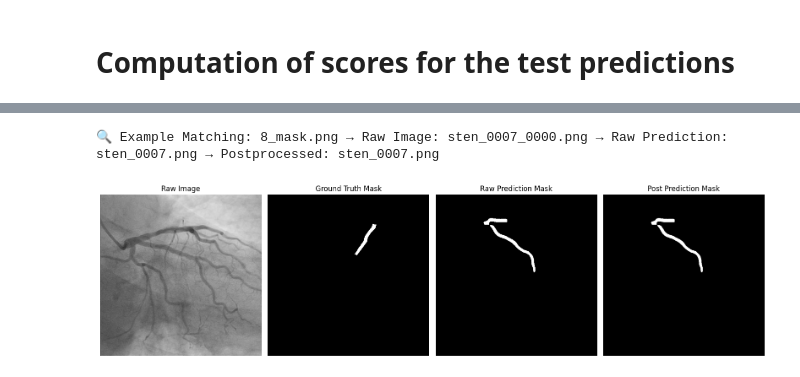
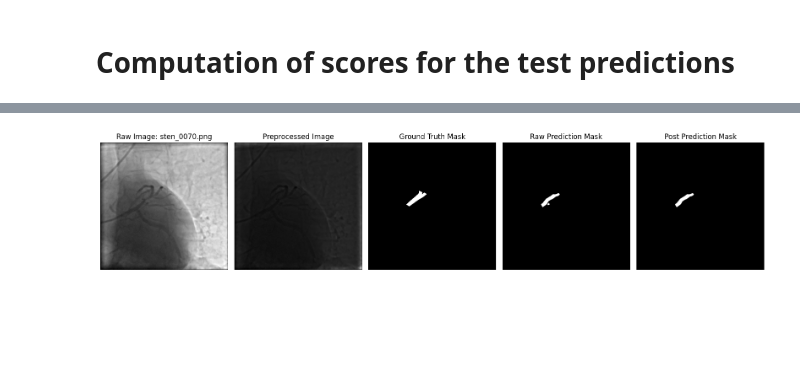
Before and after one commit to jannik1212/StenUNet, a Jupyter notebook: own_notebooks/test_scores.ipynb, the cells around one changed output, grey strips where cells are left out. Saved outputs shown, nothing was run; the diff lists cells and outputs as text; code cells hidden in the pictures; blank space fills up the shorter version.

Commit message:
compute metrics notebook for testset

```diff
--- a/own_notebooks/test_scores.ipynb
+++ b/own_notebooks/test_scores.ipynb
@@ -40,31 +3,55 @@ def get_matching_pred_filename(gt_filename):
+# %%
+import os
+import numpy as np
+import cv2
+import matplotlib.pyplot as plt
+from sklearn.metrics import precision_score, recall_score, f1_score
+from PIL import Image
+import pandas as pd
+
+# Paths
+gt_folder = "../dataset_test/labels"
+raw_images_folder = "../dataset_test/images"
+preprocessed_images_folder = "../dataset_test/preprocessed"
+raw_pred_folder = "../dataset_test/raw_prediction"
+post_pred_folder = "../dataset_test/post_prediction"
 # %%
-# Pick an example to verify matching
-gt_file = "8_mask.png"
-sten_raw, sten_pred, sten_post = get_matching_pred_filename(gt_file)
-print(f"🔍 Example Matching: {gt_file} → Raw Image: {sten_raw} → Raw Prediction: {sten_pred} → Postprocessed: {sten_post}")
+# Function to get the filename sten_XXXX_0000.png from the labelname sten_XXXX.png
+def get_sten_filename(labelname):
+    return labelname.replace(".png", "_0000.png")
+
+# Pick a random example to verify matching
+random_gt_file = np.random.choice(os.listdir(gt_folder))
+raw_image = get_sten_filename(random_gt_file)
+preprocessed_image_file = get_sten_filename(random_gt_file)
+raw_pred = random_gt_file
+post_pred = random_gt_file
 
 # Load example images
 gt_mask = cv2.imread(os.path.join(gt_folder, random_gt_file), cv2.IMREAD_GRAYSCALE)
-raw_pred_mask = cv2.imread(os.path.join(raw_pred_folder, sten_pred), cv2.IMREAD_GRAYSCALE)
-post_pred_mask = cv2.imread(os.path.join(post_pred_folder, sten_post), cv2.IMREAD_GRAYSCALE)
-raw_image = cv2.imread(os.path.join(raw_images_folder, sten_raw))  # Load raw image
+raw_image = cv2.imread(os.path.join(raw_images_folder, raw_image))  # Load raw image
+processed_image = cv2.imread(os.path.join(preprocessed_images_folder, preprocessed_image_file))  # Load preprocessed image
+raw_pred_mask = cv2.imread(os.path.join(raw_pred_folder, raw_pred), cv2.IMREAD_GRAYSCALE)
+post_pred_mask = cv2.imread(os.path.join(post_pred_folder, post_pred), cv2.IMREAD_GRAYSCALE)
 
 # Plot the example for debugging
-fig, axes = plt.subplots(1, 4, figsize=(16, 5))
-axes[0].imshow(cv2.cvtColor(raw_image, cv2.COLOR_BGR2RGB))
-axes[0].set_title("Raw Image")
+fig, axes = plt.subplots(1, 5, figsize=(16, 5))
+axes[0].imshow(raw_image, cmap="gray")
+axes[0].set_title(f"Raw Image: {random_gt_file}")
 axes[0].axis("off")
-axes[1].imshow(gt_mask, cmap="gray")
-axes[1].set_title("Ground Truth Mask")
+axes[1].imshow(processed_image, cmap="gray")
+axes[1].set_title("Preprocessed Image")
 axes[1].axis("off")
-axes[2].imshow(raw_pred_mask, cmap="gray")
-axes[2].set_title("Raw Prediction Mask")
+axes[2].imshow(gt_mask, cmap="gray")
+axes[2].set_title("Ground Truth Mask")
 axes[2].axis("off")
-axes[3].imshow(post_pred_mask, cmap="gray")
-axes[3].set_title("Post Prediction Mask")
+axes[3].imshow(raw_pred_mask, cmap="gray")
+axes[3].set_title("Raw Prediction Mask")
 axes[3].axis("off")
+axes[4].imshow(post_pred_mask, cmap="gray")
+axes[4].set_title("Post Prediction Mask")
+axes[4].axis("off")
 plt.tight_layout()
 plt.show()
 # %% [output]
-🔍 Example Matching: 8_mask.png → Raw Image: sten_0007_0000.png → Raw Prediction: sten_0007.png → Postprocessed: sten_0007.png
-[figure, old version]
+[figure, new version]
```
Also changed, not shown: parts of 6 cells of this notebook, 4 other files.
